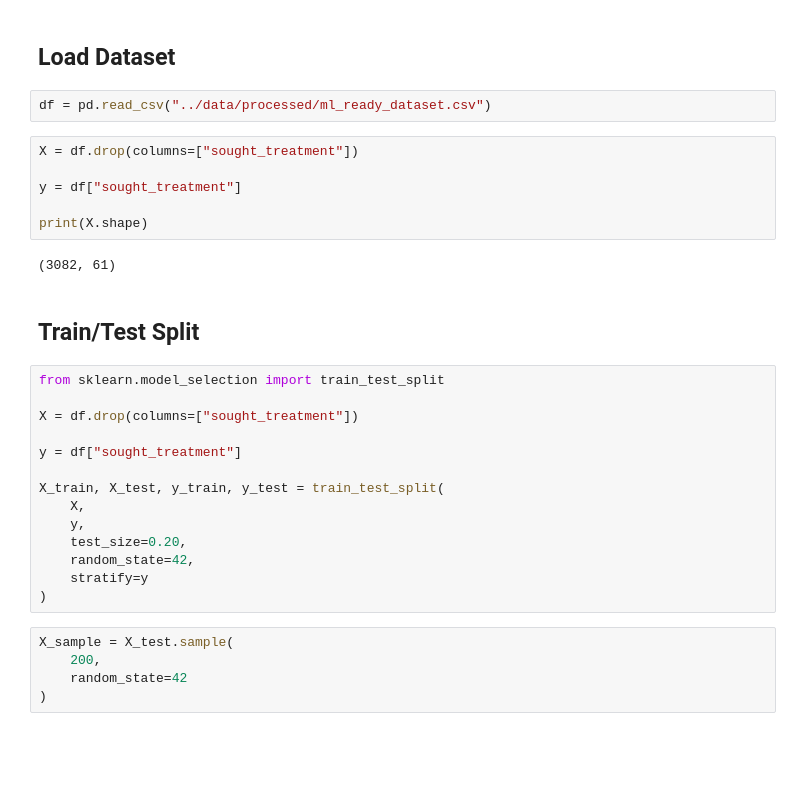
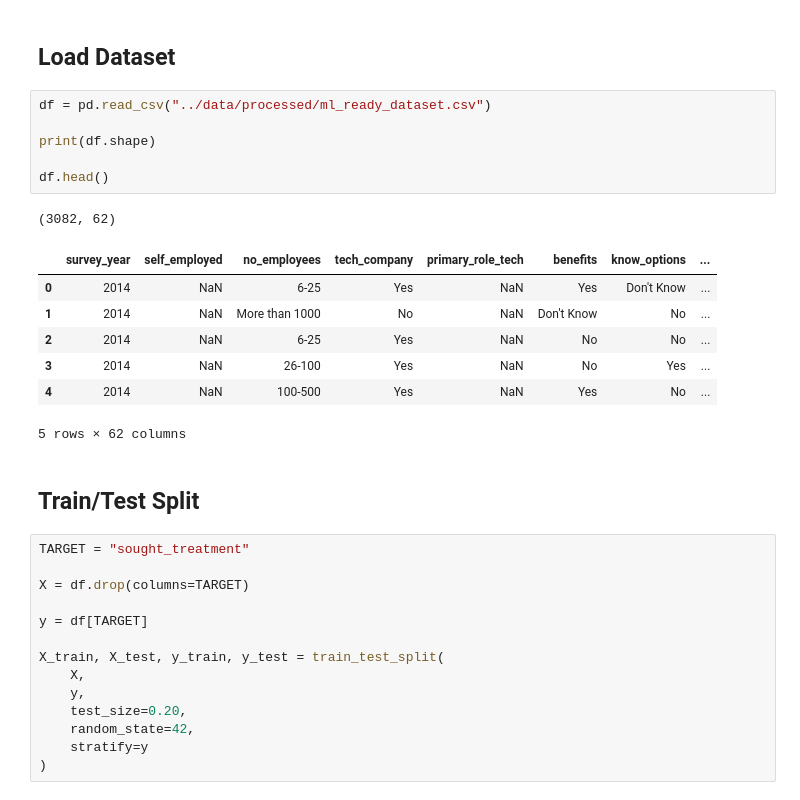
Before and after one commit to acelin009/MentalHealth-AI, a Jupyter notebook: notebooks/08_Model_Explainability.ipynb, the cells around one changed output. Saved outputs shown, nothing was run; the diff lists cells and outputs as text; blank space fills up the shorter version.

```diff
--- a/notebooks/08_Model_Explainability.ipynb
+++ b/notebooks/08_Model_Explainability.ipynb
@@ -73,22 +63,27 @@ Pipeline(steps=[('preprocessor',
 ## Load Dataset
 # %%
 df = pd.read_csv("../data/processed/ml_ready_dataset.csv")
+
+print(df.shape)
+
+df.head()
+# %% [output]
+(3082, 62)
+|  | survey_year | self_employed | no_employees | tech_company | primary_role_tech | benefits | know_options | ... |
+| 0 | 2014 | NaN | 6-25 | Yes | NaN | Yes | Don't Know | ... |
+| 1 | 2014 | NaN | More than 1000 | No | NaN | Don't Know | No | ... |
+| 2 | 2014 | NaN | 6-25 | Yes | NaN | No | No | ... |
+| 3 | 2014 | NaN | 26-100 | Yes | NaN | No | Yes | ... |
+| 4 | 2014 | NaN | 100-500 | Yes | NaN | Yes | No | ... |
+5 rows × 62 columns
-# %%
-X = df.drop(columns=["sought_treatment"])
-
-y = df["sought_treatment"]
-
-print(X.shape)
-# %% [output]
-(3082, 61)
 # %% [markdown]
 ## Train/Test Split
 # %%
-from sklearn.model_selection import train_test_split
+TARGET = "sought_treatment"
 
-X = df.drop(columns=["sought_treatment"])
+X = df.drop(columns=TARGET)
 
-y = df["sought_treatment"]
+y = df[TARGET]
 
 X_train, X_test, y_train, y_test = train_test_split(
     X,
@@ -97,8 +92,3 @@ X_train, X_test, y_train, y_test = train_test_split(
     random_state=42,
     stratify=y
 )
-# %%
-X_sample = X_test.sample(
-    200,
-    random_state=42
-)
```
Also changed, not shown: parts of 9 cells of this notebook.
